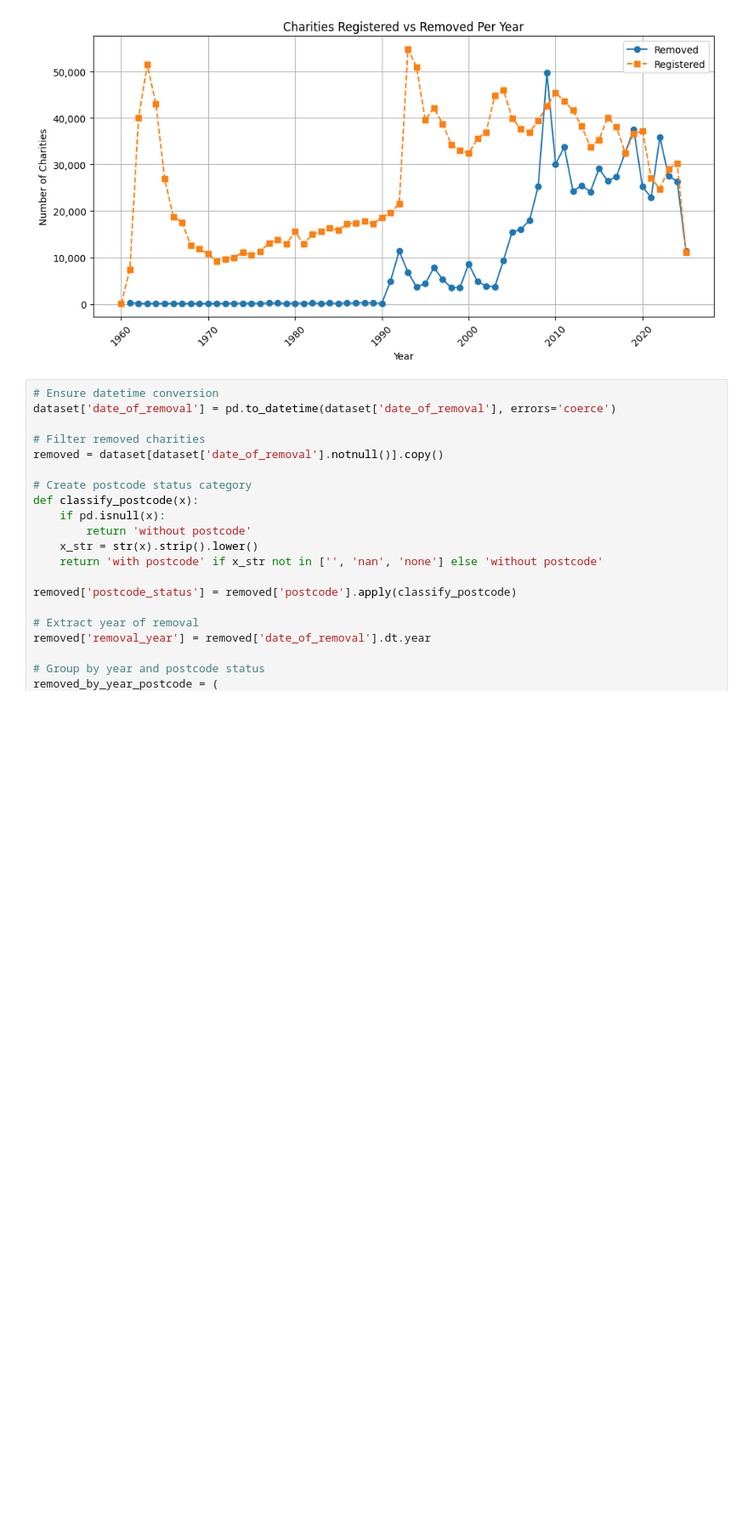
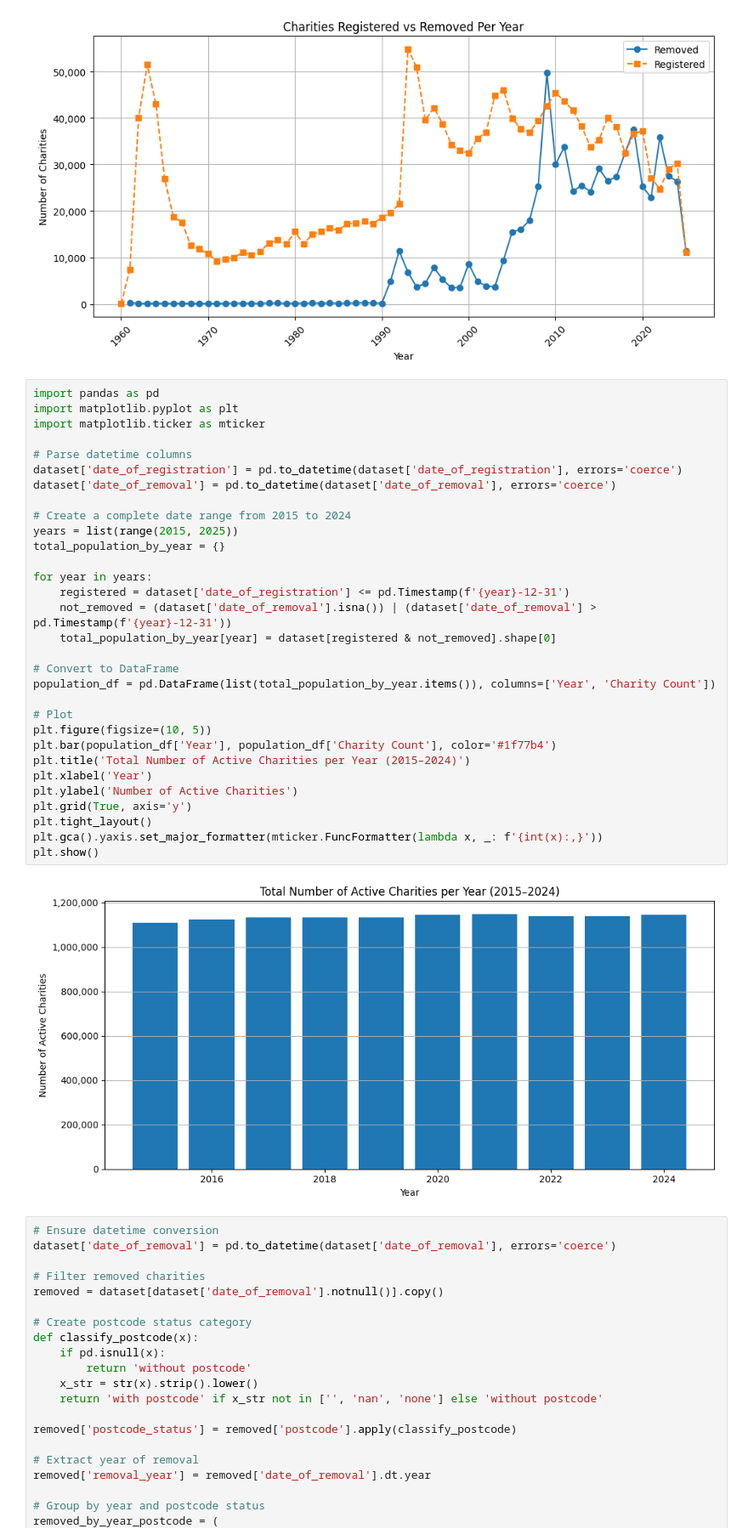
Before and after one commit to crystalyu917/The-Impact-of-Local-Council-Asset-Sales-on-Charity-Survival-in-England, a Jupyter notebook: src/analysis/raw_data_analysis.ipynb, the cells around one changed output. Shown at 85% size. Drawn from its saved outputs; the diff is of its cells as text; blank space fills up the shorter version.

Commit message:
total number calculation

```diff
--- a/src/analysis/raw_data_analysis.ipynb
+++ b/src/analysis/raw_data_analysis.ipynb
@@ -64,6 +64,39 @@ Number of charities removed per year:
 2024.0: 26,378
 2025.0: 11,474
 [figure]
+# %%
+import pandas as pd
+import matplotlib.pyplot as plt
+import matplotlib.ticker as mticker
+
+# Parse datetime columns
+dataset['date_of_registration'] = pd.to_datetime(dataset['date_of_registration'], errors='coerce')
+dataset['date_of_removal'] = pd.to_datetime(dataset['date_of_removal'], errors='coerce')
+
+# Create a complete date range from 2015 to 2024
+years = list(range(2015, 2025))
+total_population_by_year = {}
+
+for year in years:
+    registered = dataset['date_of_registration'] <= pd.Timestamp(f'{year}-12-31')
+    not_removed = (dataset['date_of_removal'].isna()) | (dataset['date_of_removal'] > pd.Timestamp(f'{year}-12-31'))
+    total_population_by_year[year] = dataset[registered & not_removed].shape[0]
+
+# Convert to DataFrame
+population_df = pd.DataFrame(list(total_population_by_year.items()), columns=['Year', 'Charity Count'])
+
+# Plot
+plt.figure(figsize=(10, 5))
+plt.bar(population_df['Year'], population_df['Charity Count'], color='#1f77b4')
+plt.title('Total Number of Active Charities per Year (2015–2024)')
+plt.xlabel('Year')
+plt.ylabel('Number of Active Charities')
+plt.grid(True, axis='y')
+plt.tight_layout()
+plt.gca().yaxis.set_major_formatter(mticker.FuncFormatter(lambda x, _: f'{int(x):,}'))
+plt.show()
+# %% [output]
+[figure, added]
 # %%
 # Ensure datetime conversion
 dataset['date_of_removal'] = pd.to_datetime(dataset['date_of_removal'], errors='coerce')
```
